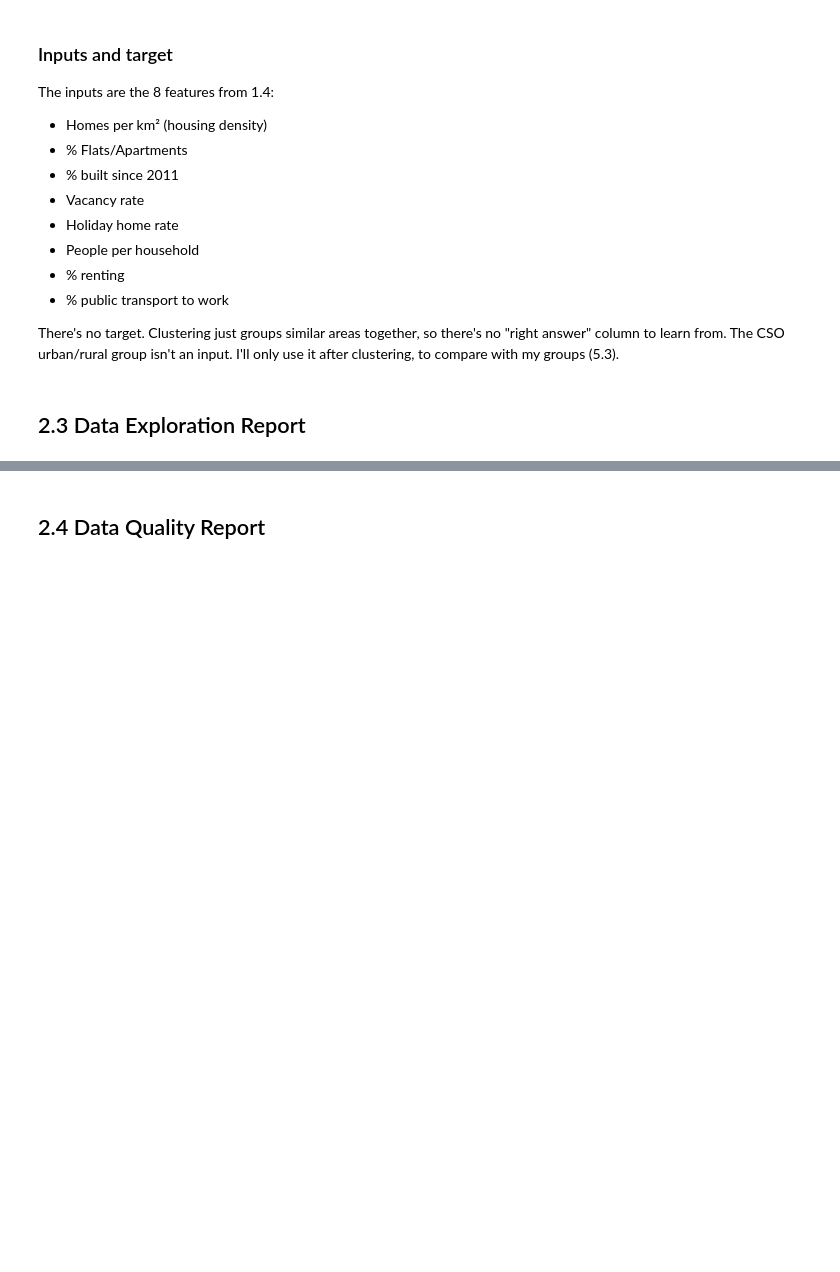
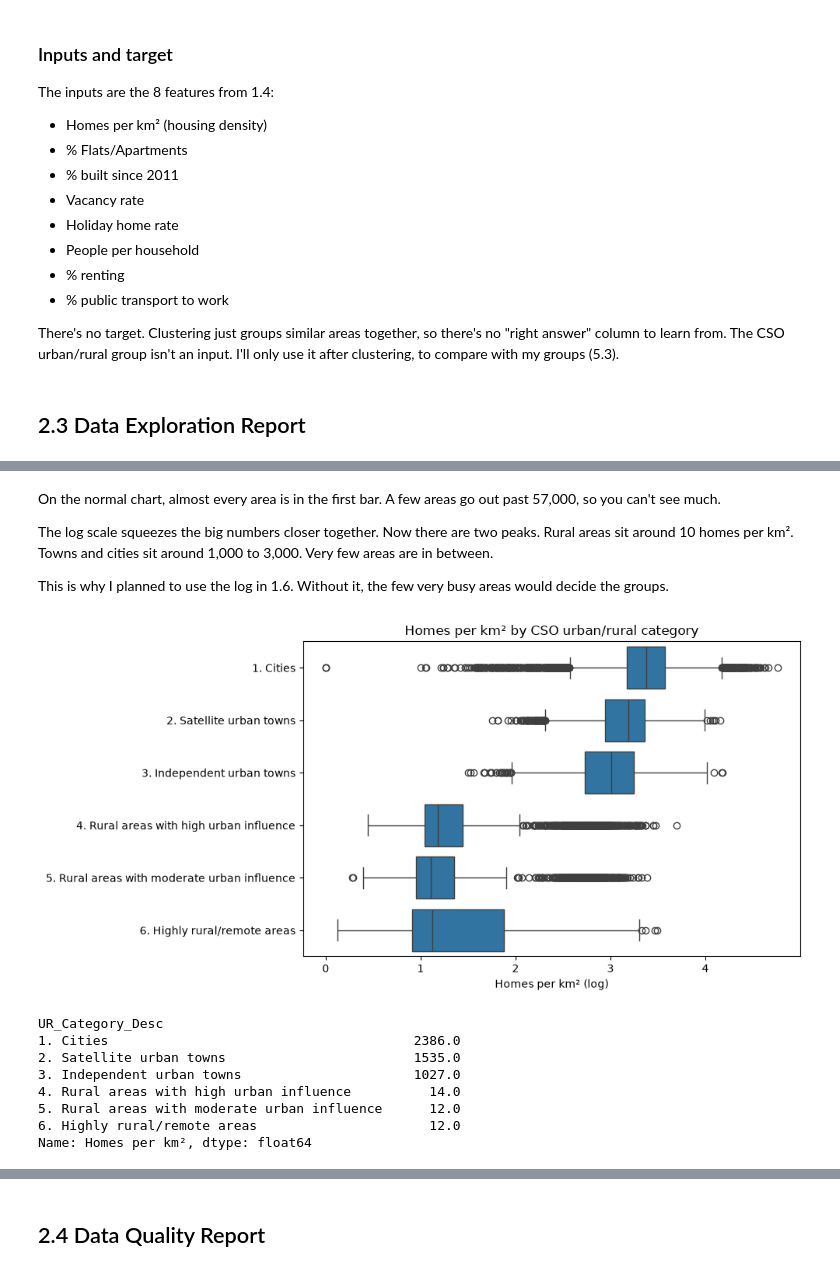
Before and after one commit to SwoopCodes/Data-Analytics_Irish-housing-density, a Jupyter notebook: notebooks/CA2_CRISP_DM_Notebook.ipynb, the cells around one changed output, grey strips where cells are left out. Cells and saved outputs as stored; diff of their text form; code cells hidden in the pictures; blank space fills up the shorter version.

Commit message:
Added 2.3 Data Exploration

```diff
--- a/notebooks/CA2_CRISP_DM_Notebook.ipynb
+++ b/notebooks/CA2_CRISP_DM_Notebook.ipynb
@@ -401,0 +459,28 @@ There's no target. Clustering just groups similar areas together, so there's no
+# %% [markdown]
+On the normal chart, almost every area is in the first bar. A few areas go out past 57,000, so you can't see much.
+
+The log scale squeezes the big numbers closer together. Now there are two peaks. Rural areas sit around 10 homes per km². Towns and cities sit around 1,000 to 3,000. Very few areas are in between.
+
+This is why I planned to use the log in 1.6. Without it, the few very busy areas would decide the groups.
+# %%
+
+plt.figure(figsize=(10, 5))
+sns.boxplot(data=explore, x="Homes per km² (log)", y="UR_Category_Desc",
+            order=sorted(explore["UR_Category_Desc"].unique()))
+plt.title("Homes per km² by CSO urban/rural category")
+plt.ylabel("")
+plt.tight_layout()
+plt.savefig(FIG_DIR / "density_by_category.png")
+plt.show()
+
+explore.groupby("UR_Category_Desc")["Homes per km²"].median().round(0)
+# %% [output]
+[figure, added]
+UR_Category_Desc
+1. Cities                                       2386.0
+2. Satellite urban towns                        1535.0
+3. Independent urban towns                      1027.0
+4. Rural areas with high urban influence          14.0
+5. Rural areas with moderate urban influence      12.0
+6. Highly rural/remote areas                      12.0
+Name: Homes per km², dtype: float64
```
Also changed, not shown: parts of 18 cells of this notebook, 5 other files.
